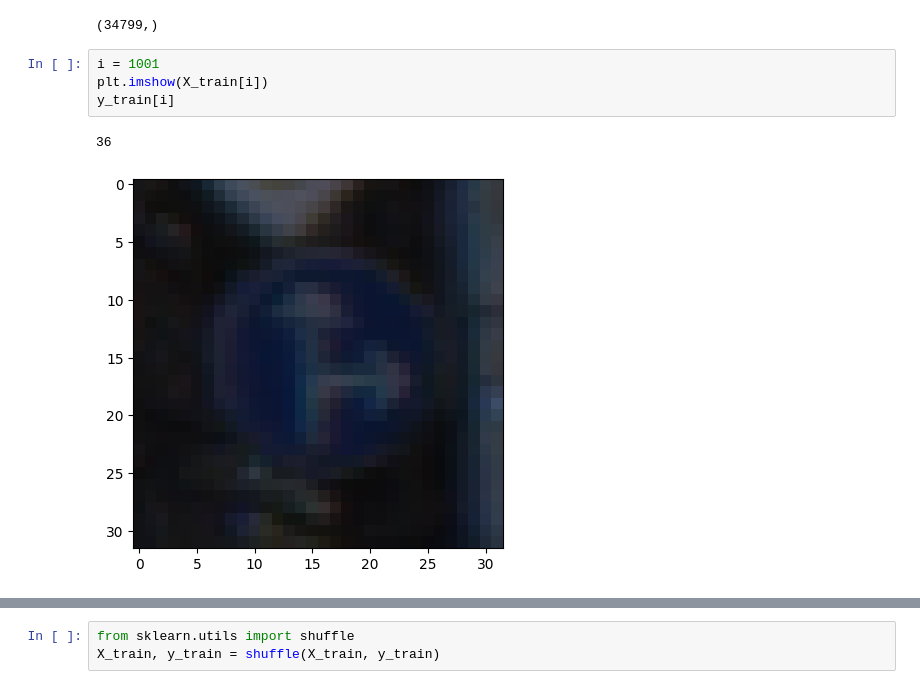
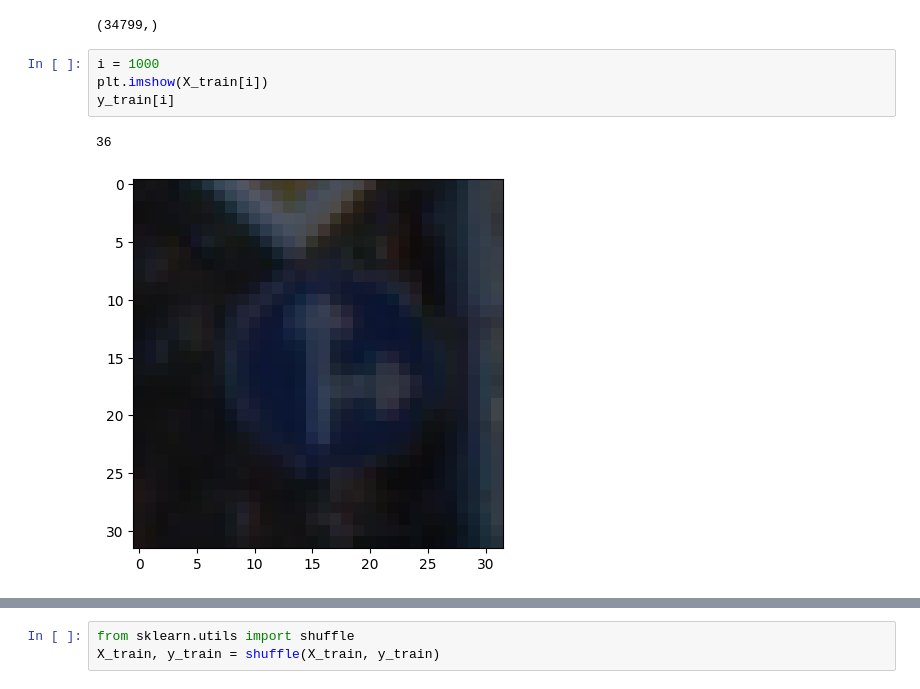
Before and after one commit to Hashim-Khan0/machine_learning_practice, a Jupyter notebook: traffic_sign_classification/sign_classification.ipynb, the cells around one changed output, grey strips where cells are left out. Cells and saved outputs as stored; diff of their text form.

```diff
--- a/traffic_sign_classification/sign_classification.ipynb
+++ b/traffic_sign_classification/sign_classification.ipynb
@@ -36,9 +36,9 @@ y_train.shape
 # %% [output]
 (34799,)
 # %%
-i = 1001
+i = 1000
 plt.imshow(X_train[i])
 y_train[i]
 # %% [output]
 36
-[figure, old version]
+[figure, new version]
```
Also changed, not shown: parts of 7 cells of this notebook.
